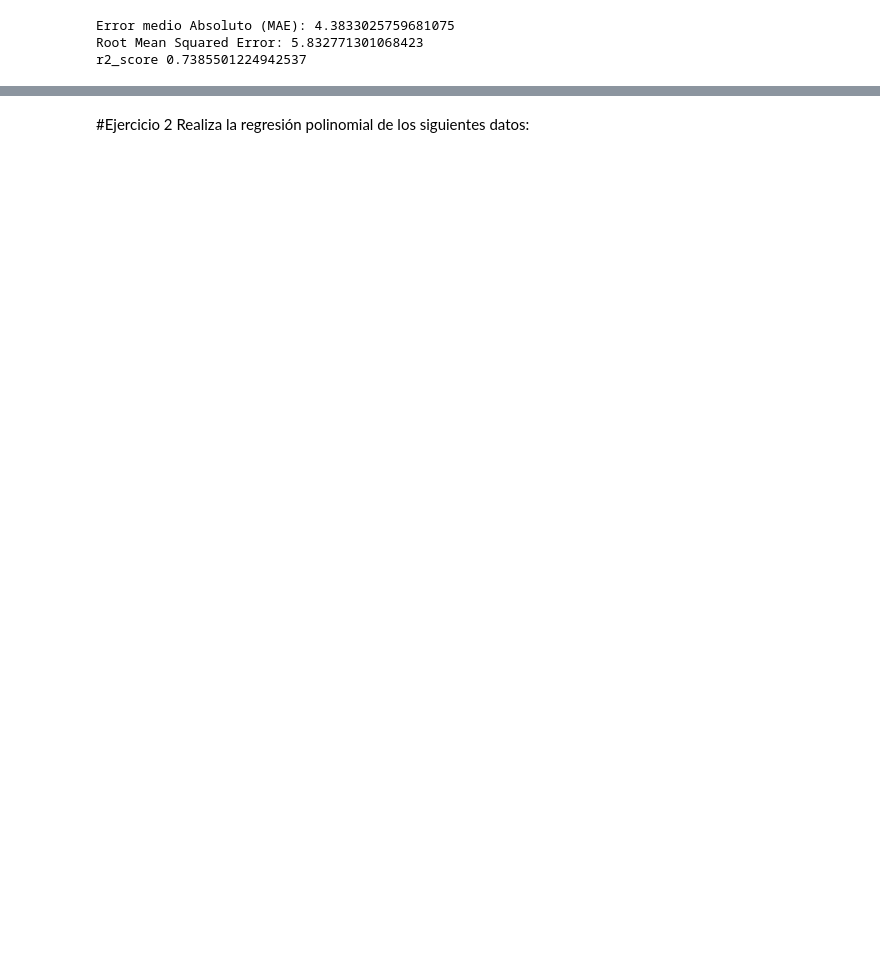
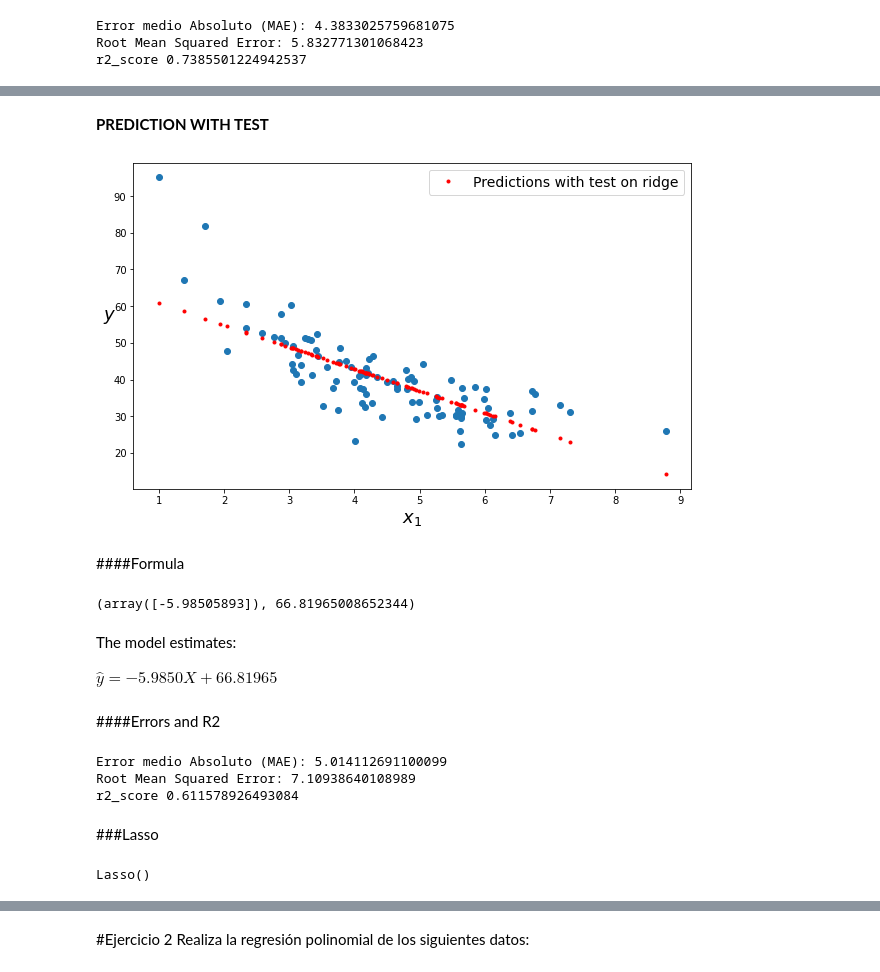
Before and after one commit to PosgradoMNA/actividades-de-aprendizaje-rafaelsangarcia, a Jupyter notebook: Semana9/Actividad/Regresion_lineal_polinomial_A01182780.ipynb, the cells around one changed output, grey strips where cells are left out. Saved outputs shown, nothing was run; the diff lists cells and outputs as text; code cells hidden in the pictures; blank space fills up the shorter version.

```diff
--- a/Semana9/Actividad/Regresion_lineal_polinomial_A01182780.ipynb
+++ b/Semana9/Actividad/Regresion_lineal_polinomial_A01182780.ipynb
@@ -476,0 +516,47 @@ r2_score 0.7385501224942537
+# %% [markdown]
+**PREDICTION WITH TEST**
+# %%
+#X_test_ridge = poly_features.transform(X_test)
+y_hat_ridge = ridge_reg.predict(X_test)
+
+plt.figure(figsize=(10, 6))
+plt.scatter(X_test, y_test)
+plt.plot(X_test, y_hat_ridge, "r.",linewidth=2, label="Predictions with test on ridge")
+plt.xlabel("$x_1$", fontsize=18)
+plt.ylabel("$y$", rotation=0, fontsize=18)
+plt.legend(loc="upper right", fontsize=14)
+plt.show()
+# %% [output]
+[figure, added]
+# %% [markdown]
+####Formula
+# %%
+ridge_reg.coef_, ridge_reg.intercept_
+# %% [output]
+(array([-5.98505893]), 66.81965008652344)
+# %% [markdown]
+The model estimates:
+
+$\hat{y} = -5.9850X + 66.81965$
+# %% [markdown]
+####Errors and R2
+# %%
+from sklearn import metrics
+from sklearn.metrics import r2_score
+
+print('Error medio Absoluto (MAE):', metrics.mean_absolute_error(y_test, y_hat_ridge))
+print('Root Mean Squared Error:', np.sqrt(metrics.mean_squared_error(y_test, y_hat_ridge)))
+print('r2_score',r2_score(y_test, y_hat_ridge))
+# %% [output]
+Error medio Absoluto (MAE): 5.014112691100099
+Root Mean Squared Error: 7.10938640108989
+r2_score 0.611578926493084
+# %% [markdown]
+###Lasso
+# %%
+from sklearn.linear_model import Lasso
+
+lasso_reg = Lasso(fit_intercept=True)
+lasso_reg.fit(X_train, y_train)
+# %% [output]
+Lasso()
```
Also changed, not shown: parts of 27 cells of this notebook.
